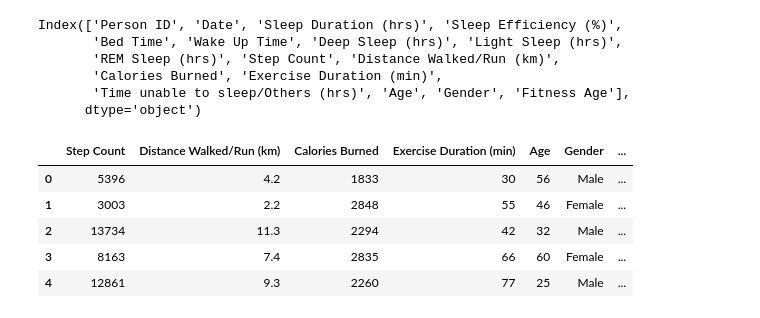
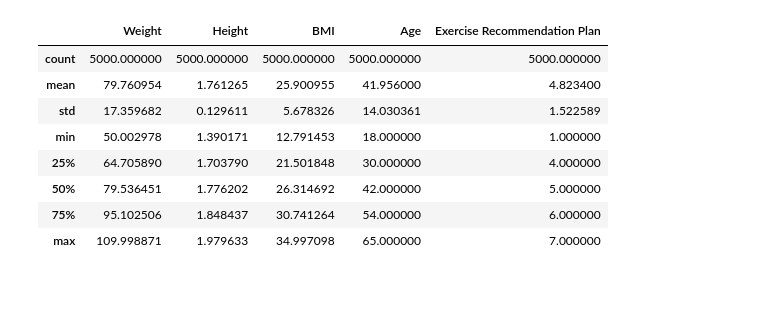
Before and after one commit to riadobriyal/Somnifit, a Jupyter notebook: backend/EDA & training/EDA_FS_activity.ipynb, the cells around one changed output. Cells and saved outputs as stored; diff of their text form; code cells hidden in the pictures; blank space fills up the shorter version.

```diff
--- a/backend/EDA & training/EDA_FS_activity.ipynb
+++ b/backend/EDA & training/EDA_FS_activity.ipynb
@@ -17,19 +41,12 @@ df.head()
 # %%
-df.columns
+df.describe()
 # %% [output]
-Index(['Person ID', 'Date', 'Sleep Duration (hrs)', 'Sleep Efficiency (%)',
-       'Bed Time', 'Wake Up Time', 'Deep Sleep (hrs)', 'Light Sleep (hrs)',
-       'REM Sleep (hrs)', 'Step Count', 'Distance Walked/Run (km)',
-       'Calories Burned', 'Exercise Duration (min)',
-       'Time unable to sleep/Others (hrs)', 'Age', 'Gender', 'Fitness Age'],
-      dtype='object')
+|  | Weight | Height | BMI | Age | Exercise Recommendation Plan |
+| count | 5000.000000 | 5000.000000 | 5000.000000 | 5000.000000 | 5000.000000 |
+| mean | 79.760954 | 1.761265 | 25.900955 | 41.956000 | 4.823400 |
+| std | 17.359682 | 0.129611 | 5.678326 | 14.030361 | 1.522589 |
+| min | 50.002978 | 1.390171 | 12.791453 | 18.000000 | 1.000000 |
+| 25% | 64.705890 | 1.703790 | 21.501848 | 30.000000 | 4.000000 |
+| 50% | 79.536451 | 1.776202 | 26.314692 | 42.000000 | 5.000000 |
+| 75% | 95.102506 | 1.848437 | 30.741264 | 54.000000 | 6.000000 |
+| max | 109.998871 | 1.979633 | 34.997098 | 65.000000 | 7.000000 |
-# %%
-df.drop(df.columns[[0,1,2,3,4,5,6,7,8,13]],axis=1,inplace=True)
-df.head()
-# %% [output]
-|  | Step Count | Distance Walked/Run (km) | Calories Burned | Exercise Duration (min) | Age | Gender | ... |
-| 0 | 5396 | 4.2 | 1833 | 30 | 56 | Male | ... |
-| 1 | 3003 | 2.2 | 2848 | 55 | 46 | Female | ... |
-| 2 | 13734 | 11.3 | 2294 | 42 | 32 | Male | ... |
-| 3 | 8163 | 7.4 | 2835 | 66 | 60 | Female | ... |
-| 4 | 12861 | 9.3 | 2260 | 77 | 25 | Male | ... |
```
Also changed, not shown: parts of 14 cells of this notebook, 5 other files.
